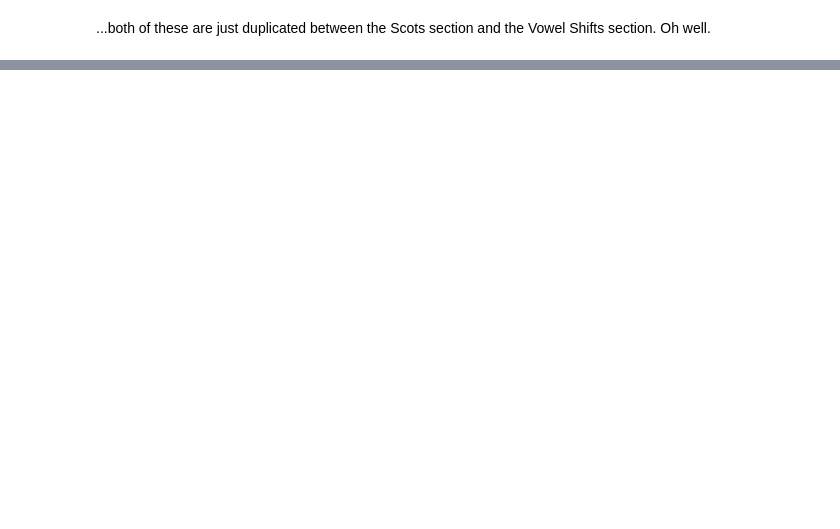
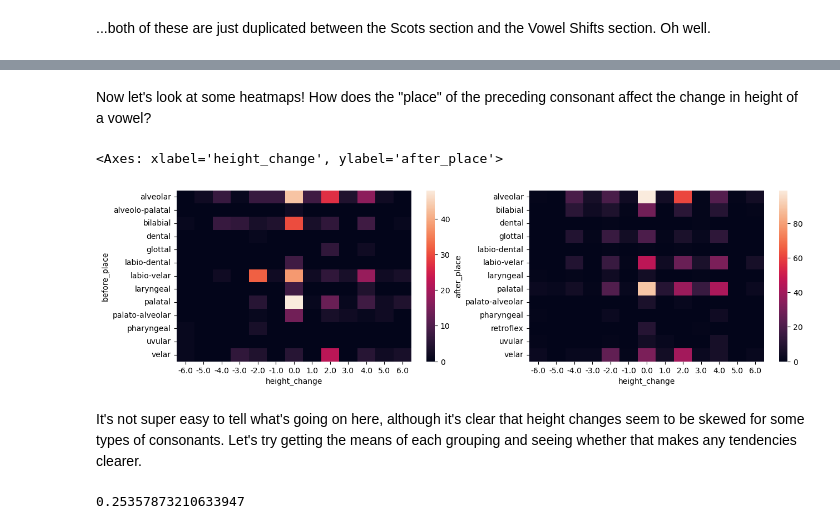
Before and after one commit to Data-Science-for-Linguists-2023/index-diachronica-analysis, a Jupyter notebook: analysis.ipynb, the cells around one changed output, grey strips where cells are left out. Drawn from its saved outputs; the diff is of its cells as text; code cells hidden in the pictures; blank space fills up the shorter version.

```diff
--- a/analysis.ipynb
+++ b/analysis.ipynb
@@ -268,0 +329,7 @@ vowel_changes_df[-10:]
+# %%
+vowel_changes_df['height_change'] = vowel_changes_df.apply(height_change, axis=1)
+vowel_changes_df['backness_change'] = vowel_changes_df.apply(backness_change, axis=1)
+vowel_changes_df['roundness_change'] = vowel_changes_df.apply(roundness_change, axis=1)
+vowel_changes_df['length_change'] = vowel_changes_df.apply(length_change, axis=1)
+vowel_changes_df: pd.DataFrame = vowel_changes_df.apply(modifier_change, axis=1)
+vowel_changes_df['deletion'] = vowel_changes_df.apply(deletion_change, axis=1)
@@ -268,0 +352,19 @@ vowel_changes_df[-10:]
+# %% [markdown]
+Now let's look at some heatmaps! How does the "place" of the preceding consonant affect the change in height of a vowel?
+# %%
+import seaborn as sns
+import matplotlib.pyplot as plt
+
+fig, ax = plt.subplots(1, 2, sharex=True, figsize=(15,4))
+
+sns.heatmap(pd.crosstab(vowel_changes_df['before_place'], vowel_changes_df['height_change'], dropna=True).drop(['', 'anyp']), ax=ax[0])
+sns.heatmap(pd.crosstab(vowel_changes_df['after_place'], vowel_changes_df['height_change'], dropna=True).drop(['', 'anyp']), ax=ax[1])
+# %% [output]
+<Axes: xlabel='height_change', ylabel='after_place'>
+[figure, added]
+# %% [markdown]
+It's not super easy to tell what's going on here, although it's clear that height changes seem to be skewed for some types of consonants. Let's try getting the means of each grouping and seeing whether that makes any tendencies clearer.
+# %%
+vowel_changes_df['height_change'].mean() # baseline
+# %% [output]
+0.25357873210633947
```
Also changed, not shown: parts of 25 cells of this notebook, 4 other files.
